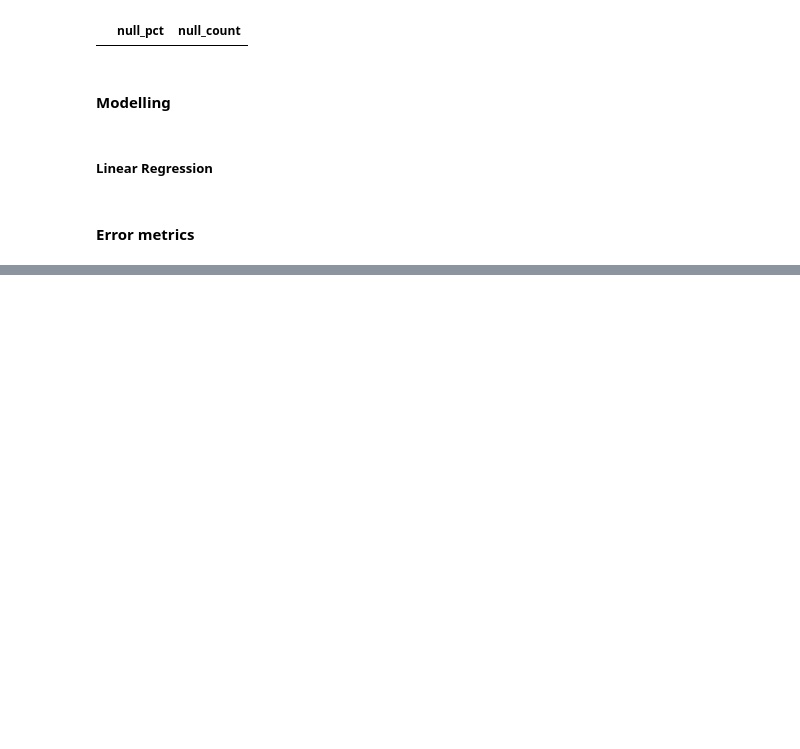
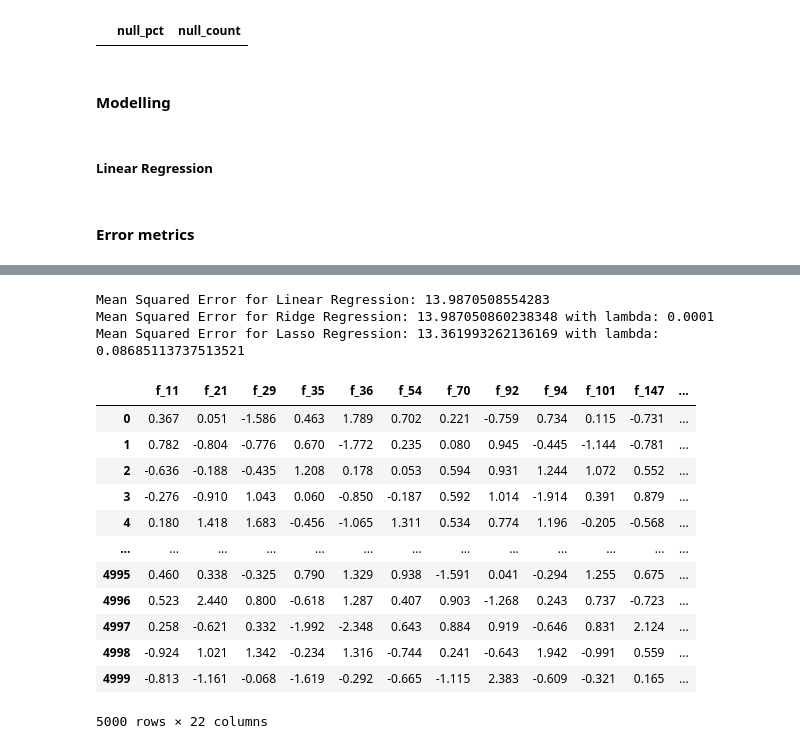
Before and after one commit to MeetPatel89/synthetic_pred, a Jupyter notebook: notebooks/explore-0.0.1.ipynb, the cells around one changed output, grey strips where cells are left out. Cells and saved outputs as stored; diff of their text form; code cells hidden in the pictures; blank space fills up the shorter version.

```diff
--- a/notebooks/explore-0.0.1.ipynb
+++ b/notebooks/explore-0.0.1.ipynb
@@ -339,0 +336,3 @@ plt.show()
+# %%
+# Less flexible multiple linear regression models - higher bias, lower variance - Ridge and Lasso
+lambdas = np.logspace(-4, 4, 50)
@@ -339,0 +388,3 @@ plt.show()
+# %%
+best_lasso_lambda = min(lasso_mse, key=lasso_mse.get)
+best_ridge_lambda = min(ridge_mse, key=ridge_mse.get)
@@ -339,0 +394,26 @@ plt.show()
+# %%
+# mean squared error for three models - classical linear regression, Ridge and Lasso
+print(f"Mean Squared Error for Linear Regression: {mse_lr}")
+print(f"Mean Squared Error for Ridge Regression: {mse_ridge} with lambda: {best_ridge_lambda}")
+print(f"Mean Squared Error for Lasso Regression: {mse_lasso} with lambda: {best_lasso_lambda}")
+# %% [output]
+Mean Squared Error for Linear Regression: 13.9870508554283
+Mean Squared Error for Ridge Regression: 13.987050860238348 with lambda: 0.0001
+Mean Squared Error for Lasso Regression: 13.361993262136169 with lambda: 0.08685113737513521
+# %%
+# check non-zero coefficients for Lasso model with best lambda value to verify extent of feature selection/regularization
+df_train_clean.drop(columns="target").loc[:, lasso_coeffs[best_lasso_lambda] > 0]
+# %% [output]
+|  | f_11 | f_21 | f_29 | f_35 | f_36 | f_54 | f_70 | f_92 | f_94 | f_101 | f_147 | ... |
+| 0 | 0.367 | 0.051 | -1.586 | 0.463 | 1.789 | 0.702 | 0.221 | -0.759 | 0.734 | 0.115 | -0.731 | ... |
+| 1 | 0.782 | -0.804 | -0.776 | 0.670 | -1.772 | 0.235 | 0.080 | 0.945 | -0.445 | -1.144 | -0.781 | ... |
+| 2 | -0.636 | -0.188 | -0.435 | 1.208 | 0.178 | 0.053 | 0.594 | 0.931 | 1.244 | 1.072 | 0.552 | ... |
+| 3 | -0.276 | -0.910 | 1.043 | 0.060 | -0.850 | -0.187 | 0.592 | 1.014 | -1.914 | 0.391 | 0.879 | ... |
+| 4 | 0.180 | 1.418 | 1.683 | -0.456 | -1.065 | 1.311 | 0.534 | 0.774 | 1.196 | -0.205 | -0.568 | ... |
+| ... | ... | ... | ... | ... | ... | ... | ... | ... | ... | ... | ... | ... |
+| 4995 | 0.460 | 0.338 | -0.325 | 0.790 | 1.329 | 0.938 | -1.591 | 0.041 | -0.294 | 1.255 | 0.675 | ... |
+| 4996 | 0.523 | 2.440 | 0.800 | -0.618 | 1.287 | 0.407 | 0.903 | -1.268 | 0.243 | 0.737 | -0.723 | ... |
+| 4997 | 0.258 | -0.621 | 0.332 | -1.992 | -2.348 | 0.643 | 0.884 | 0.919 | -0.646 | 0.831 | 2.124 | ... |
+| 4998 | -0.924 | 1.021 | 1.342 | -0.234 | 1.316 | -0.744 | 0.241 | -0.643 | 1.942 | -0.991 | 0.559 | ... |
+| 4999 | -0.813 | -1.161 | -0.068 | -1.619 | -0.292 | -0.665 | -1.115 | 2.383 | -0.609 | -0.321 | 0.165 | ... |
+5000 rows × 22 columns
```
Also changed, not shown: parts of 10 cells of this notebook.
